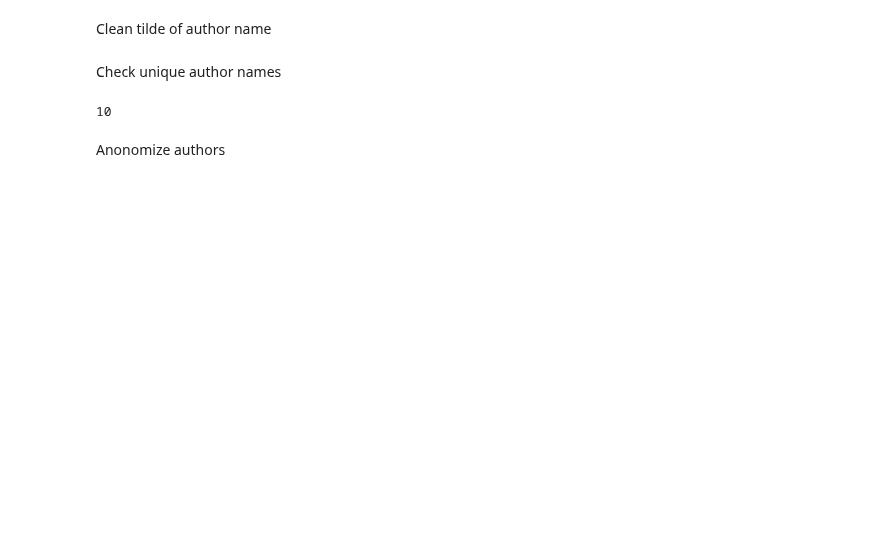
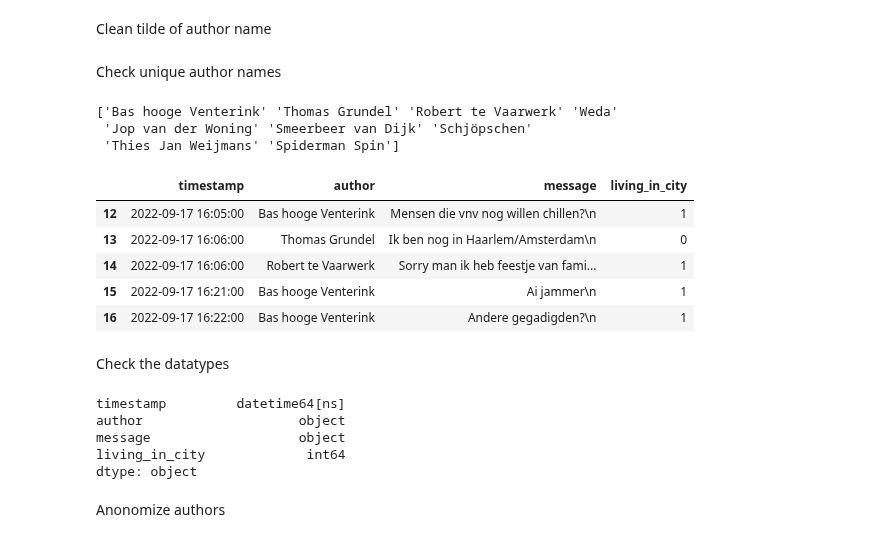
Before and after one commit to bashoogeventerink-max/DAV, a Jupyter notebook: notebooks/01-cleaning-data.ipynb, the cells around one changed output. Cells and saved outputs as stored; diff of their text form; code cells hidden in the pictures; blank space fills up the shorter version.

```diff
--- a/notebooks/01-cleaning-data.ipynb
+++ b/notebooks/01-cleaning-data.ipynb
@@ -38,0 +39,3 @@ dtype: object
+# %%
+df = df[df['author'] != 'Unknown']
+df.head()
@@ -38,0 +58,3 @@ dtype: object
+# %%
+df = df[~df['message'].str.contains('Wachten op dit bericht', na=False)]
+df.head()
@@ -46,9 +82,42 @@ df["author"] = df["author"].apply(lambda x: re.sub(clean_tilde, "", x))
 # %% [markdown]
 Check unique author names
 # %%
-len(df.author.unique())
+print(df.author.unique())
 # %% [output]
-10
+['Bas hooge Venterink' 'Thomas Grundel' 'Robert te Vaarwerk' 'Weda'
+ 'Jop van der Woning' 'Smeerbeer van Dijk' 'Schjöpschen'
+ 'Thies Jan Weijmans' 'Spiderman Spin']
+# %%
+import numpy as np
+
+df['living_in_city'] = np.where(
+    (df['author'] == 'Bas hooge Venterink') |
+    (df['author'] == 'Robert te Vaarwerk') |
+    (df['author'] == 'Spiderman Spin') |
+    (df['author'] == 'Thies Jan Weijmans') |
+    (df['author'] == 'Smeerbeer van Dijk'),
+    1,
+    0
+)
+
+df.head()
+# %% [output]
+|  | timestamp | author | message | living_in_city |
+| 12 | 2022-09-17 16:05:00 | Bas hooge Venterink | Mensen die vnv nog willen chillen?\n | 1 |
+| 13 | 2022-09-17 16:06:00 | Thomas Grundel | Ik ben nog in Haarlem/Amsterdam\n | 0 |
+| 14 | 2022-09-17 16:06:00 | Robert te Vaarwerk | Sorry man ik heb feestje van fami... | 1 |
+| 15 | 2022-09-17 16:21:00 | Bas hooge Venterink | Ai jammer\n | 1 |
+| 16 | 2022-09-17 16:22:00 | Bas hooge Venterink | Andere gegadigden?\n | 1 |
+# %% [markdown]
+Check the datatypes
+# %%
+df.dtypes
+# %% [output]
+timestamp         datetime64[ns]
+author                    object
+message                   object
+living_in_city             int64
+dtype: object
 # %% [markdown]
 Anonomize authors
 # %%
```
Also changed, not shown: parts of 15 cells of this notebook, 6 other files.
